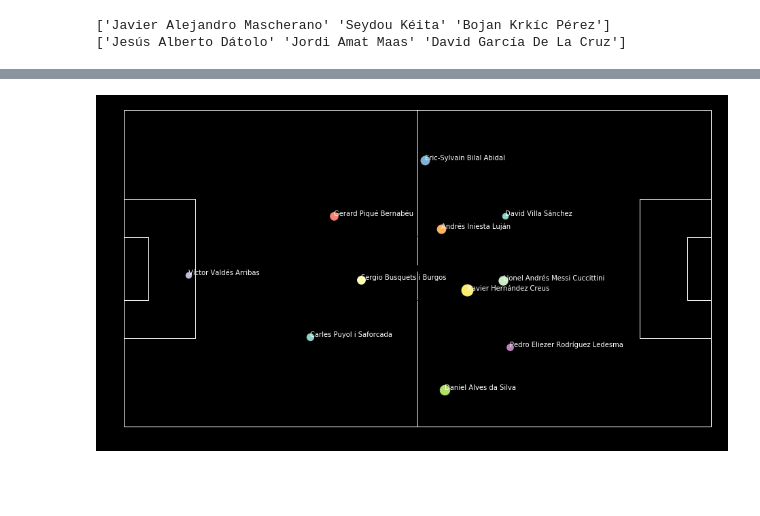
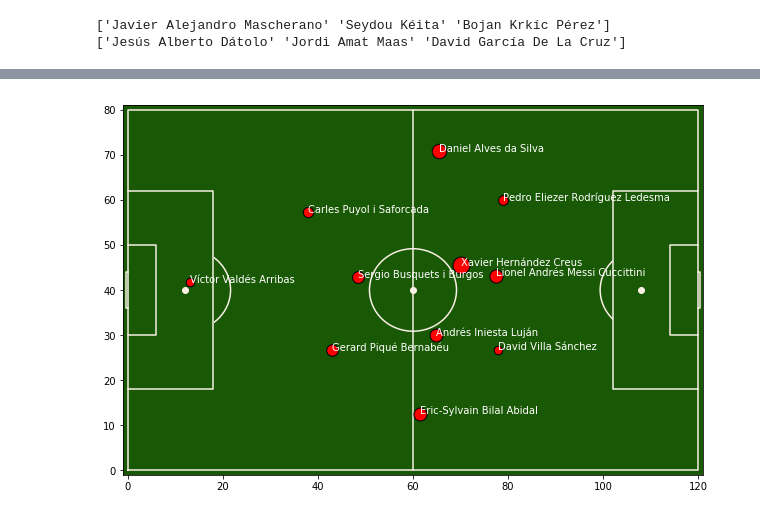
Before and after one commit to koushikkirugulige/Football-Analytics, a Jupyter notebook: 11tegen11 position map.ipynb, the cells around one changed output, grey strips where cells are left out. Cells and saved outputs as stored; diff of their text form; code cells hidden in the pictures; blank space fills up the shorter version.

Commit message:
using standard pitch module

```diff
--- a/11tegen11 position map.ipynb
+++ b/11tegen11 position map.ipynb
@@ -1,7 +1,7 @@
 # %%
 #edit only this tab
 #give the folder path of the match
-path = """C:\\Users\\koushik.r\\Documents\\open-data-master\\data\\events\\"""
+path = "/home/kirugulige/Documents/Football-Analytics/open-data-master/data/events/"
 home_team = 'Espanyol'
 away_team = 'Barcelona'
 # %%
@@ -115,15 +84,9 @@ def draw_pitch(ax):
 # %%
 players = home_team_list
-#['Thibaut Courtois','Jan Vertonghen','Vincent Kompany','Toby Albertine Maurits Alderweireld','Thomas Meunier','Nacer Chadli','Axel Witsel','Marouane Fellaini-Bakkioui','Eden Hazard','Kevin De Bruyne','Romelu Lukaku Menama']
-fig=plt.figure() #set up the figures
-from matplotlib import rcParams
-plt.style.use('dark_background')
-fig.set_size_inches(16, 9)
-ax=fig.add_subplot(1,1,1)
-draw_pitch(ax) #overlay our different objects on the pitch
-plt.ylim(-2, 82)
-plt.xlim(-2, 122)
-plt.axis('off')
+#fig=plt.figure() #set up the figures
+sb.sb_pitch("#195905","#faf0e6","horizontal","full")
+plt.axis('on')
+plt.gca().invert_yaxis()
 for player in players:
     x_avg = 0
     y_avg = 0
@@ -133,13 +96,13 @@ for player in players:
     #print(play_temp.location, players[player])
         for i in range(len(play_temp)):
             touches+=1
-            y_loc = -2*(play_temp.iloc[i]['location'][1] - 40) + play_temp.iloc[i]['location'][1] # y - y' = -2(y' +c) reflection of a point
+
             #https://math.stackexchange.com/questions/1013230/how-to-find-coordinates-of-reflected-point
             x_avg = x_avg + play_temp.iloc[i]['location'][0]
-            y_avg = y_avg + y_loc
+            y_avg = y_avg + play_temp.iloc[i]['location'][1]
         x_avg = x_avg/len(play_temp)
         y_avg = y_avg/len(play_temp)
     #print(x_avg,y_avg,players[player])
-        ax.scatter(x_avg, y_avg, s= (3 * touches))
-        ax.annotate(player, (x_avg, y_avg))
+        plt.scatter(x_avg, y_avg, s= (3 *touches ),color="red",edgecolors="black",zorder = 15)
+        plt.annotate(player, (x_avg, y_avg),zorder = 20,color = 'white')
 plt.show()
@@ -146,34 +111,24 @@ plt.show()
 # %%
 players = away_list #['Alisson Ramsés Becker','Fágner Conserva Lemos','Fernando Luiz Rosa','Gabriel Fernando de Jesus','João Miranda de Souza Filho','José Paulo Bezzera Maciel Júnior','Marcelo Vieira da Silva Júnior','Neymar da Silva Santos Junior','Philippe Coutinho Correia','Thiago Emiliano da Silva','Willian Borges da Silva']
-fig=plt.figure() #set up the figures
-from matplotlib import rcParams
-plt.style.use('dark_background')
-fig.set_size_inches(16,9)
-ax=fig.add_subplot(1,1,1)
-draw_pitch(ax) #overlay our different objects on the pitch
-plt.ylim(-2, 82)
-plt.xlim(-2, 122)
-plt.axis('off')
-y_loc =0
+sb.sb_pitch("#195905","#faf0e6","horizontal","full")
+plt.axis('on')
 for player in players:
     x_avg = 0
     y_avg = 0
     touches = 0
     if player not in substitution_away:
     #print(players[player])
         play_temp = pass_away[(pass_away.player_name == player)]
     #print(play_temp.location, players[player])
         for i in range(len(play_temp)):
             touches+=1
-            #y_loc = (play_temp.iloc[i]['location'][1] + 40 ) %80
-            y_loc = -2*(play_temp.iloc[i]['location'][1] - 40) + play_temp.iloc[i]['location'][1]
             x_avg = x_avg + play_temp.iloc[i]['location'][0]
-            y_avg = y_avg + y_loc
+            y_avg = y_avg + play_temp.iloc[i]['location'][1]
         x_avg = x_avg/len(play_temp)
         y_avg = y_avg/len(play_temp)
     #print(x_avg,y_avg,players[player])
-        ax.scatter(x_avg, y_avg, s= (3 *touches ))
-        ax.annotate(player, (x_avg, y_avg))
+        plt.scatter(x_avg, y_avg, s= (3 *touches ),color="red",edgecolors="black",zorder = 15)
+        plt.annotate(player, (x_avg, y_avg),zorder = 20,color = 'white')
 plt.show()
 # %% [output]
-[figure, old version]
+[figure, new version]
```
Also changed, not shown: parts of 4 cells of this notebook.
